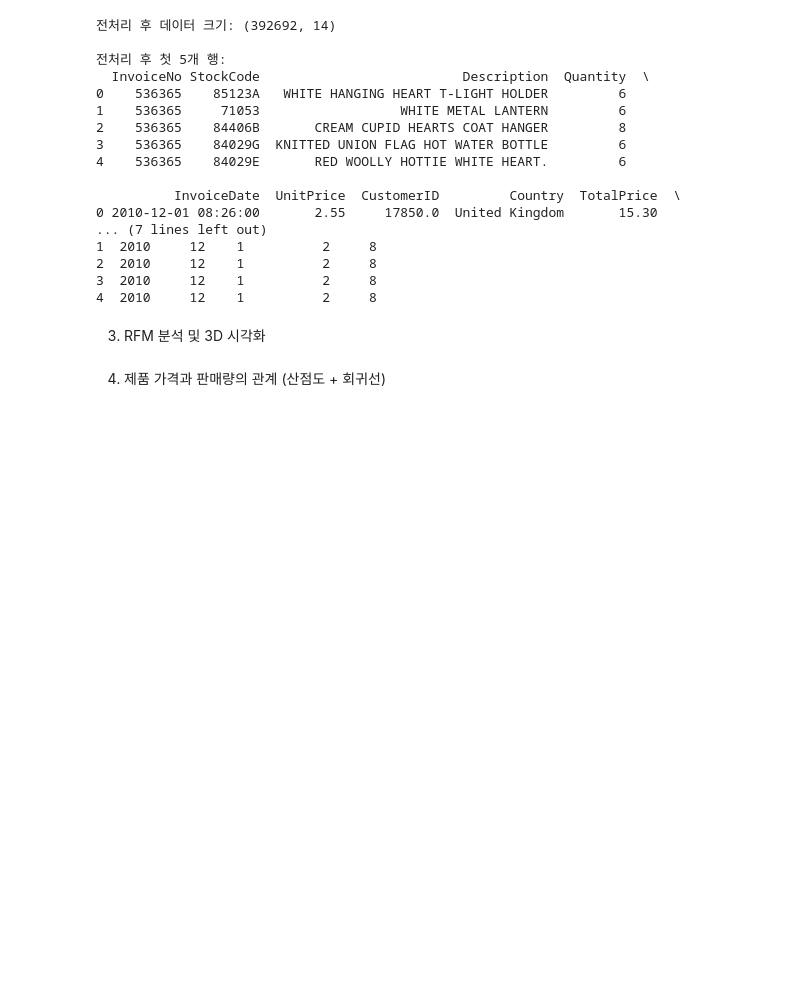
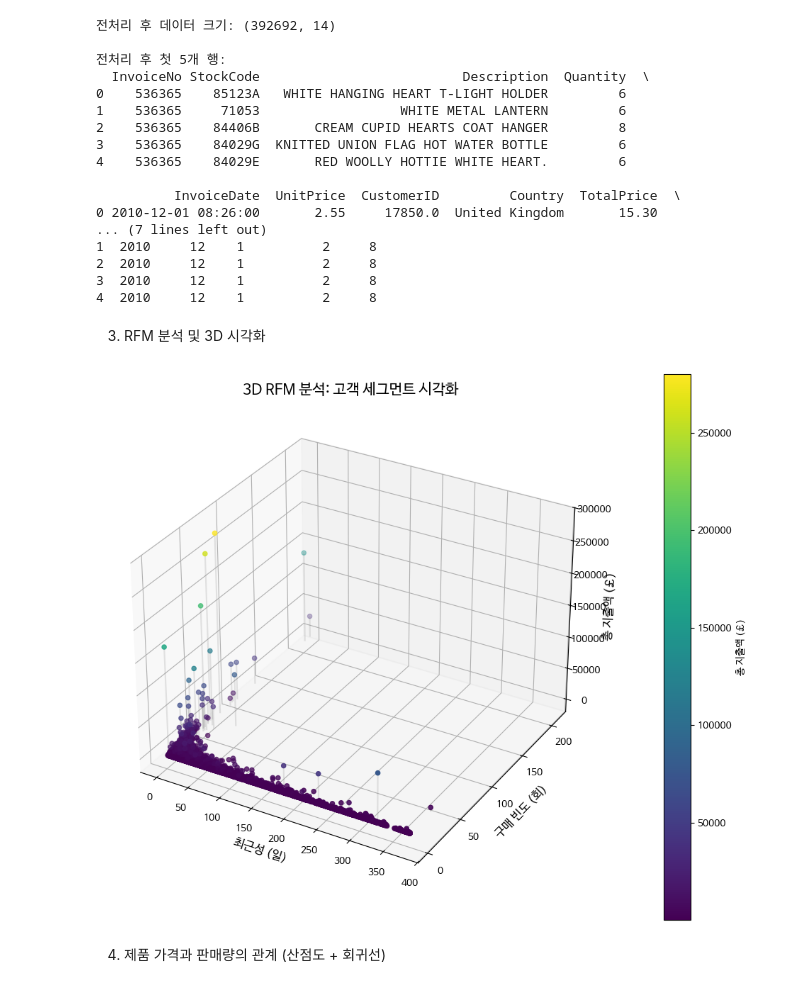
Before and after one commit to Dayeong-Hwang/Data-Analysis-with-Open-Source, a Jupyter notebook: 오픈소스_데이터_분석_11강.ipynb, the cells around one changed output. Cells and saved outputs as stored; diff of their text form; code cells hidden in the pictures; blank space fills up the shorter version.

```diff
--- a/오픈소스_데이터_분석_11강.ipynb
+++ b/오픈소스_데이터_분석_11강.ipynb
@@ -505,34 +505,36 @@ rfm = retail_data_clean.groupby('CustomerID').agg({
 }).reset_index()
 
 rfm.columns = ['CustomerID', 'Recency', 'Frequency', 'Monetary']
 
 ## 3D 그래프 설정
 fig = plt.figure(figsize=(12, 10))
 ax = fig.add_subplot(111, projection='3d')
 
 ## 3D 산점도로 RFM 데이터 시각화
 # x: recency, y: frequency, z: monetary
 # monetary 값에 따라 색상 변화
-
+scatter = ax.scatter(rfm['Recency'],rfm['Frequency'],rfm['Monetary'],c=rfm['Monetary'], cmap='viridis')
 
 ## 각 점에 수직선 추가 (바닥면까지)
 for i in range(len(rfm)):
     x = rfm['Recency'].iloc[i]
     y = rfm['Frequency'].iloc[i]
     z = rfm['Monetary'].iloc[i]
     ax.plot([x, x], [y, y], [0, z], color='gray', alpha=0.2)
 
 ## 축 레이블 설정
 ax.set_xlabel('최근성 (일)', fontsize=12)
 ax.set_ylabel('구매 빈도 (회)', fontsize=12)
 ax.set_zlabel('총 지출액 (£)', fontsize=12)
 
 ## 컬러바 추가
 plt.colorbar(scatter, ax=ax, pad=0.1, label='총 지출액 (£)')
 
 ## 그래프 제목 설정
 plt.title('3D RFM 분석: 고객 세그먼트 시각화', fontsize=15)
 plt.show()
+# %% [output]
+[figure, added]
 # %% [markdown]
 4. 제품 가격과 판매량의 관계 (산점도 + 회귀선)
 # %%
```
